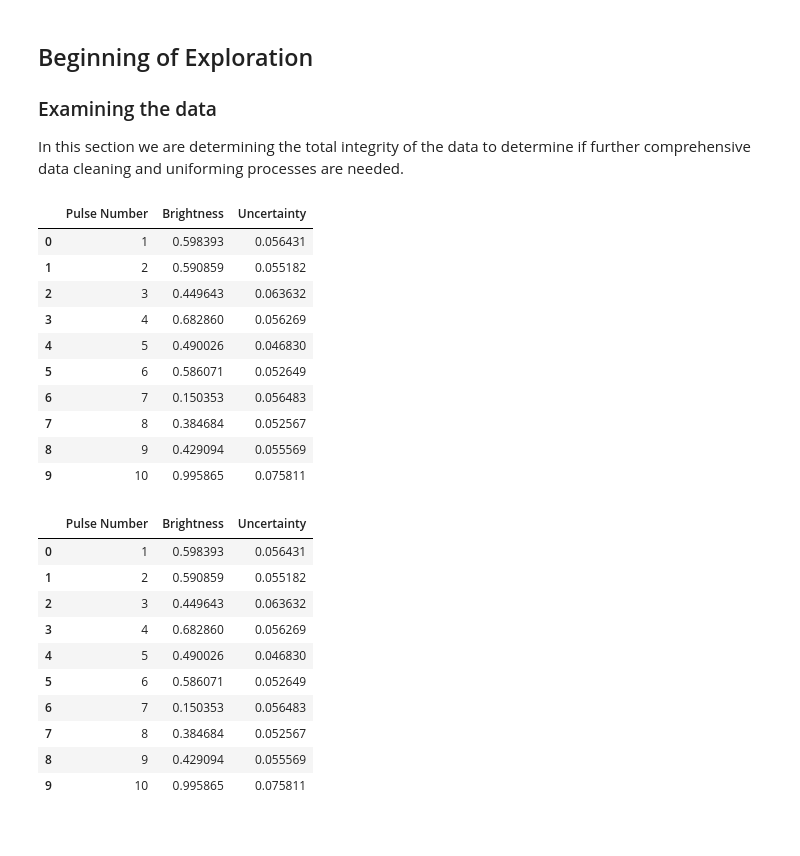
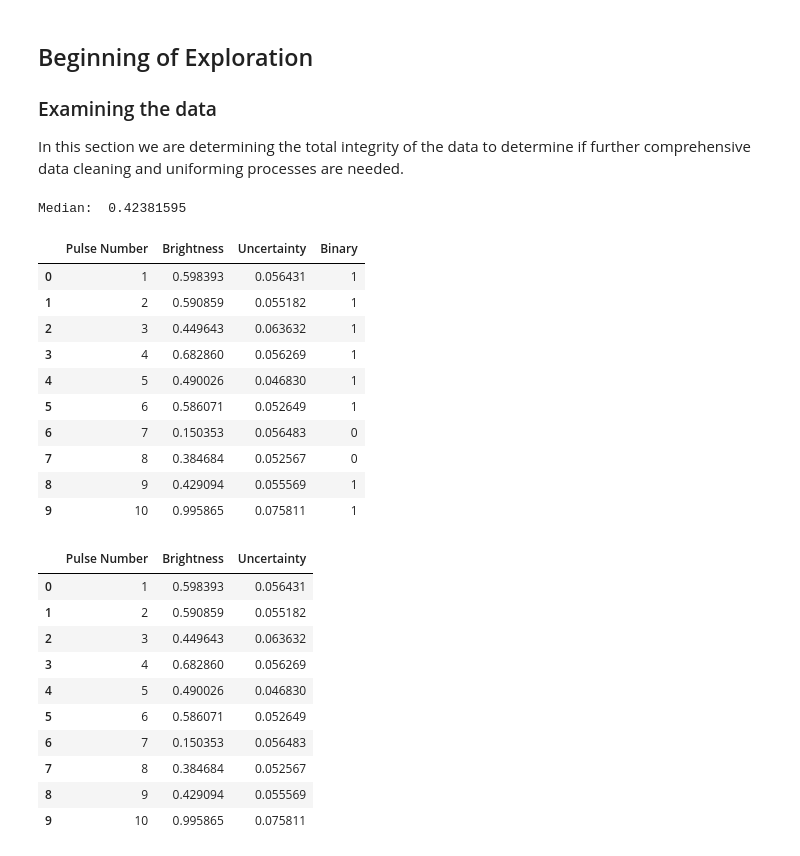
Before and after one commit to doughnutgod/PulsarPioneers, a Jupyter notebook: PACE.ipynb, the cells around one changed output. Cells and saved outputs as stored; diff of their text form; code cells hidden in the pictures.

Commit message:
added binary data

```diff
--- a/PACE.ipynb
+++ b/PACE.ipynb
@@ -48,20 +48,43 @@ pulsar3 = pd.read_csv("Data/J0953+0755.pulses", sep = ' ', header = None, names
 pulsar4 = pd.read_csv("Data/J1243-6423.pulses", sep = ' ', header = None, names = colnames)
 pulsar5 = pd.read_csv("Data/J1456-6843.pulses", sep = ' ', header = None, names = colnames)
 pulsar6 = pd.read_csv("Data/J1644-4559.pulses", sep = ' ', header = None, names = colnames)
-# %%
-pulsar1.head(10)
-# %% [output]
-|  | Pulse Number | Brightness | Uncertainty |
-| 0 | 1 | 0.598393 | 0.056431 |
-| 1 | 2 | 0.590859 | 0.055182 |
-| 2 | 3 | 0.449643 | 0.063632 |
-| 3 | 4 | 0.682860 | 0.056269 |
-| 4 | 5 | 0.490026 | 0.046830 |
-| 5 | 6 | 0.586071 | 0.052649 |
-| 6 | 7 | 0.150353 | 0.056483 |
-| 7 | 8 | 0.384684 | 0.052567 |
-| 8 | 9 | 0.429094 | 0.055569 |
-| 9 | 10 | 0.995865 | 0.075811 |
+# %%
+median = pulsar1["Brightness"].median()
+print("Median: ", median)
+pulsar1['Binary'] = np.where(pulsar1['Brightness'] > median, 1, 0)
+
+median = pulsar2["Brightness"].median()
+print("Median: ", median)
+pulsar2['Binary'] = np.where(pulsar2['Brightness'] > median, 1, 0)
+
+median = pulsar3["Brightness"].median()
+print("Median: ", median)
+pulsar3['Binary'] = np.where(pulsar3['Brightness'] > median, 1, 0)
+
+median = pulsar4["Brightness"].median()
+print("Median: ", median)
+pulsar4['Binary'] = np.where(pulsar4['Brightness'] > median, 1, 0)
+
+median = pulsar5["Brightness"].median()
+print("Median: ", median)
+pulsar5['Binary'] = np.where(pulsar5['Brightness'] > median, 1, 0)
+
+median = pulsar6["Brightness"].median()
+print("Median: ", median)
+pulsar6['Binary'] = np.where(pulsar6['Brightness'] > median, 1, 0)
+# %% [output]
+Median:  0.42381595
+|  | Pulse Number | Brightness | Uncertainty | Binary |
+| 0 | 1 | 0.598393 | 0.056431 | 1 |
+| 1 | 2 | 0.590859 | 0.055182 | 1 |
+| 2 | 3 | 0.449643 | 0.063632 | 1 |
+| 3 | 4 | 0.682860 | 0.056269 | 1 |
+| 4 | 5 | 0.490026 | 0.046830 | 1 |
+| 5 | 6 | 0.586071 | 0.052649 | 1 |
+| 6 | 7 | 0.150353 | 0.056483 | 0 |
+| 7 | 8 | 0.384684 | 0.052567 | 0 |
+| 8 | 9 | 0.429094 | 0.055569 | 1 |
+| 9 | 10 | 0.995865 | 0.075811 | 1 |
 # %%
 pulsar1.head(10)
 # %% [output]
```
